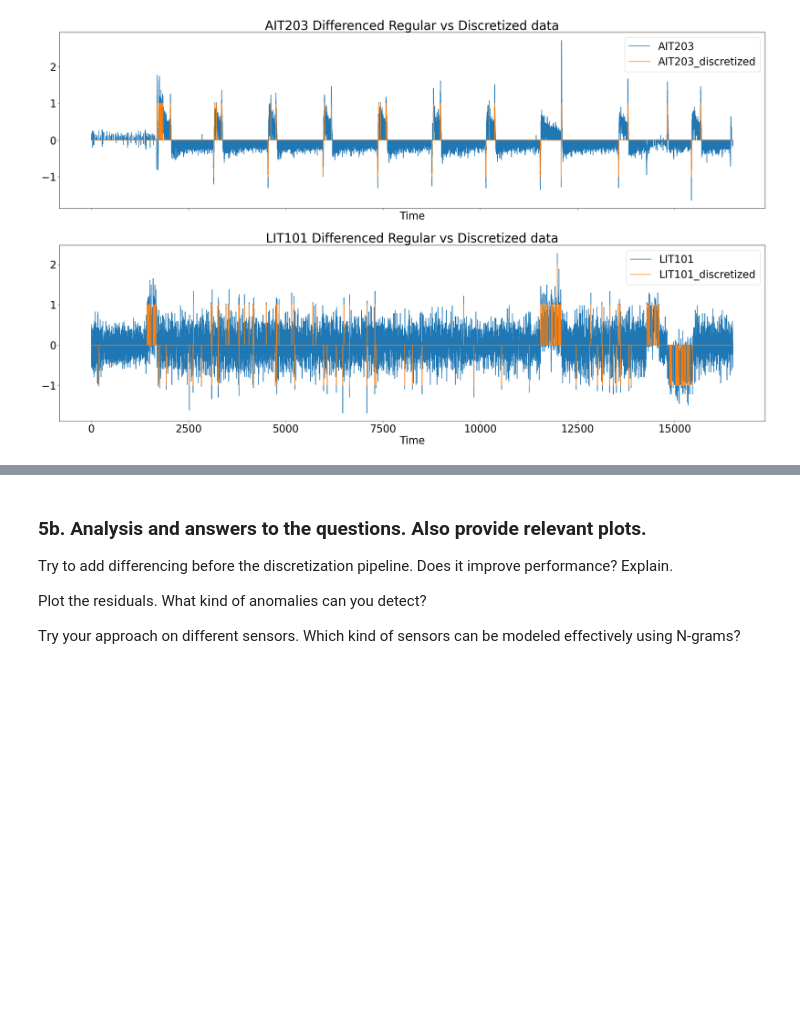
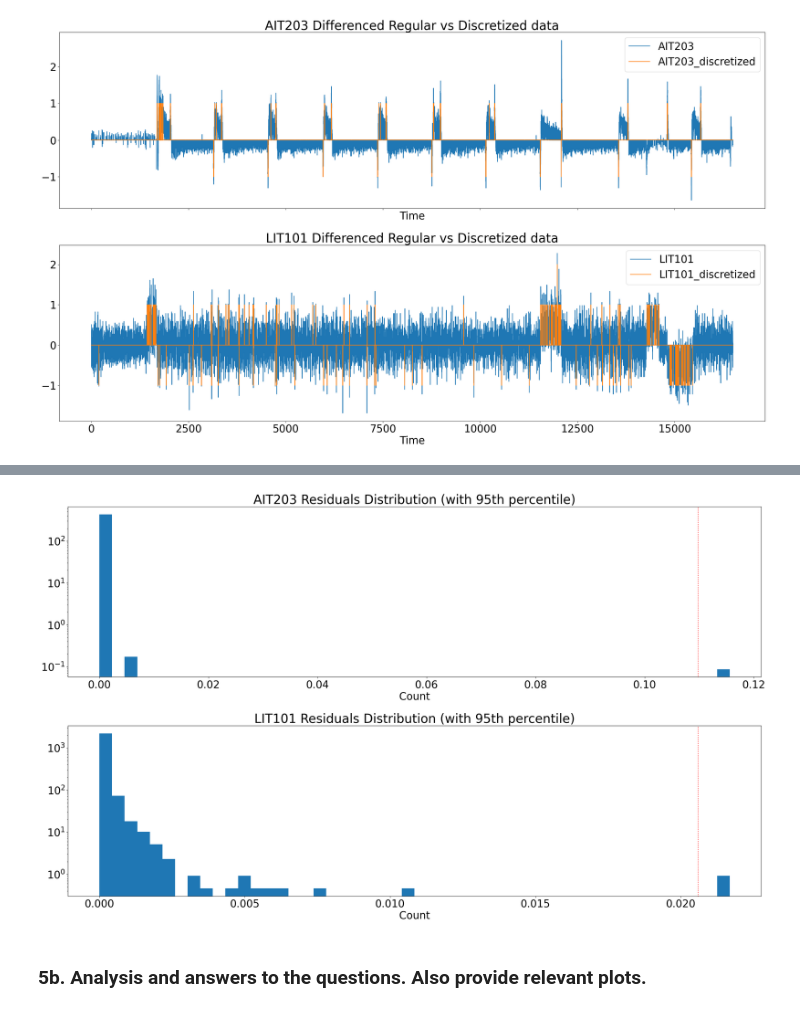
Before and after one commit to kbaran1998/CS4035-cyber-data, a Jupyter notebook: lab2/Lab2-LOF-Ngram.ipynb, the cells around one changed output, grey strips where cells are left out. Saved outputs shown, nothing was run; the diff lists cells and outputs as text; code cells hidden in the pictures; blank space fills up the shorter version.

```diff
--- a/lab2/Lab2-LOF-Ngram.ipynb
+++ b/lab2/Lab2-LOF-Ngram.ipynb
@@ -696,8 +706,17 @@ plt.show()
-# %% [markdown]
-### 5b. Analysis and answers to the questions. Also provide relevant plots.
-
-Try to add differencing before the discretization pipeline. Does it improve performance? Explain.
-
-Plot the residuals. What kind of anomalies can you detect?
-
-Try your approach on different sensors. Which kind of sensors can be modeled effectively using N-grams?
+# %%
+percentile = 0.95
+
+fig, axes = plt.subplots(2, 1, figsize=(25, 15))
+for i, ax in enumerate(axes.flatten()):
+    ax.hist(residuals[i], density=True, bins=50)
+    ax.axvline(np.max(residuals[i]) * percentile, color='r', linestyle=':', label=f"{int(percentile*100)}th percentile")
+    ax.set_title(f'{regular_columns[i]} Residuals Distribution (with {int(percentile*100)}th percentile)')
+    ax.set_xlabel('Residual')
+    ax.set_xlabel('Count')
+    ax.set_yscale('log')
+plt.tight_layout()
+plt.show()
+# %% [output]
+[figure, added]
+# %% [markdown]
+### 5b. Analysis and answers to the questions. Also provide relevant plots.
```
Also changed, not shown: parts of 20 cells of this notebook.
